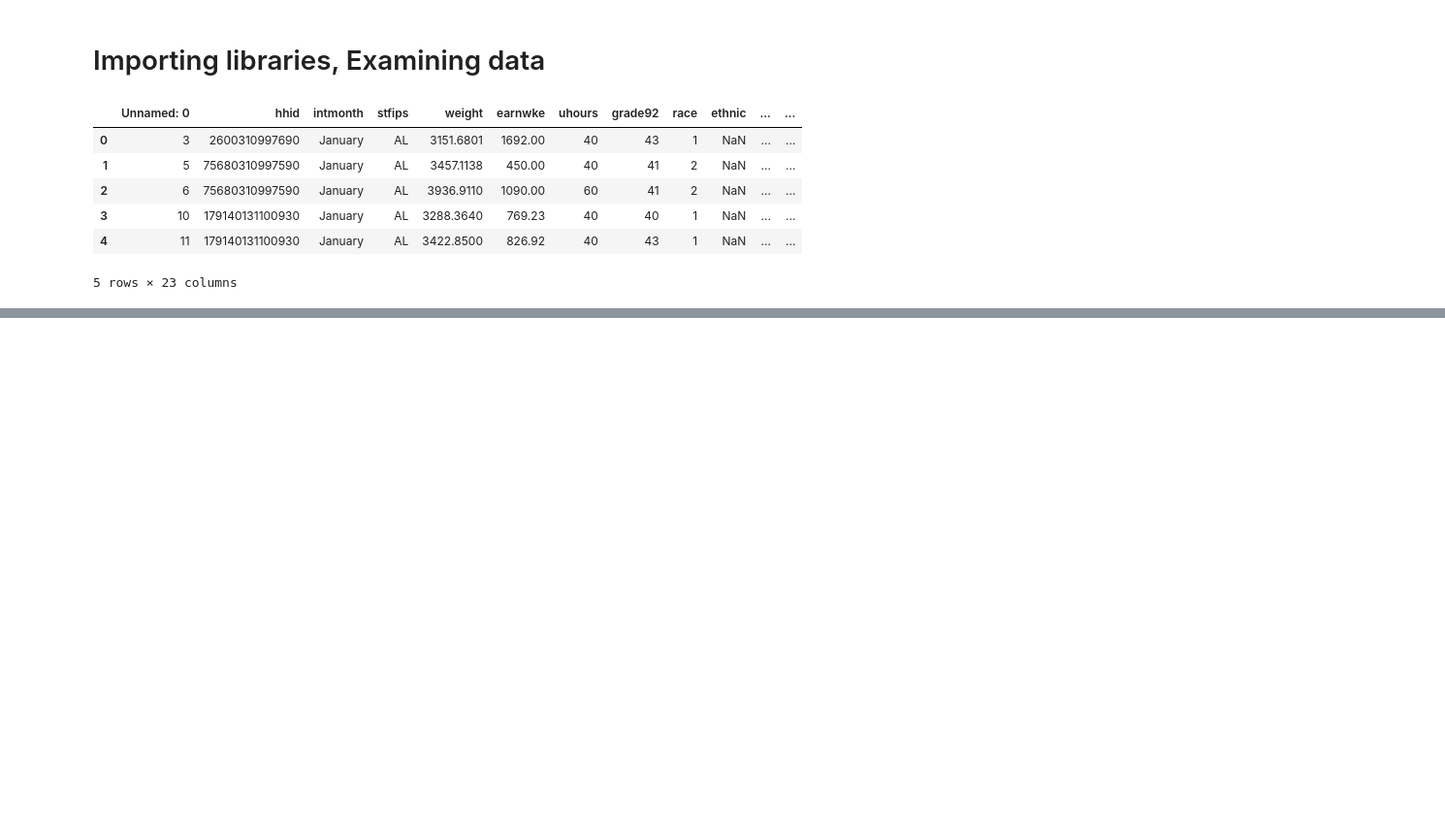
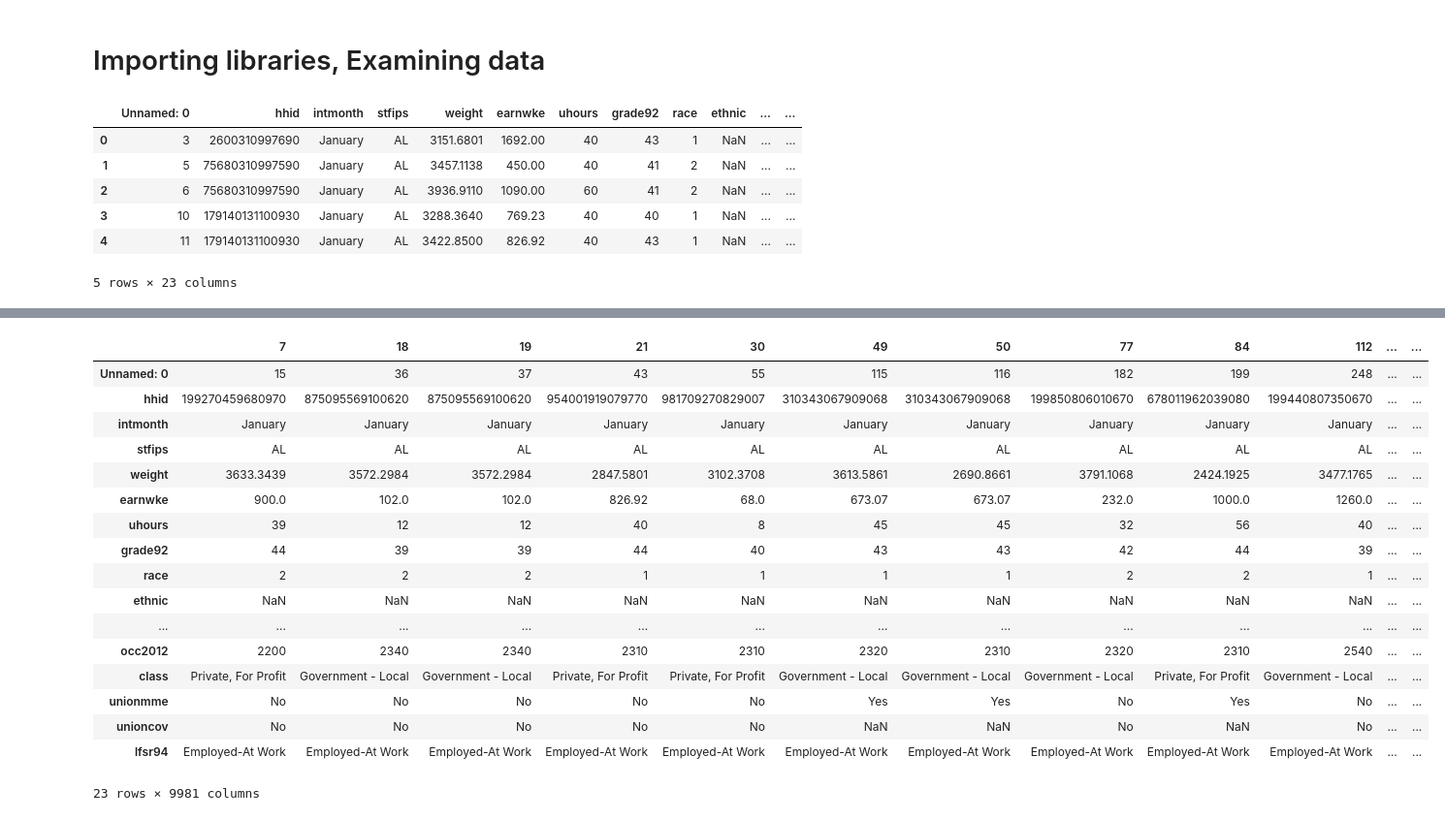
Before and after one commit to Bomsk/DA3_2023, a Jupyter notebook: Assignment 1/Assignment 1.ipynb, the cells around one changed output, grey strips where cells are left out. Shown at 97% size. Saved outputs shown, nothing was run; the diff lists cells and outputs as text; code cells hidden in the pictures; blank space fills up the shorter version.

```diff
--- a/Assignment 1/Assignment 1.ipynb
+++ b/Assignment 1/Assignment 1.ipynb
@@ -49 +58,22 @@ sex
 Name: count, dtype: int64
+# %%
+df.transpose()
+# %% [output]
+|  | 7 | 18 | 19 | 21 | 30 | 49 | 50 | 77 | 84 | 112 | ... | ... |
+| Unnamed: 0 | 15 | 36 | 37 | 43 | 55 | 115 | 116 | 182 | 199 | 248 | ... | ... |
+| hhid | 199270459680970 | 875095569100620 | 875095569100620 | 954001919079770 | 981709270829007 | 310343067909068 | 310343067909068 | 199850806010670 | 678011962039080 | 199440807350670 | ... | ... |
+| intmonth | January | January | January | January | January | January | January | January | January | January | ... | ... |
+| stfips | AL | AL | AL | AL | AL | AL | AL | AL | AL | AL | ... | ... |
+| weight | 3633.3439 | 3572.2984 | 3572.2984 | 2847.5801 | 3102.3708 | 3613.5861 | 2690.8661 | 3791.1068 | 2424.1925 | 3477.1765 | ... | ... |
+| earnwke | 900.0 | 102.0 | 102.0 | 826.92 | 68.0 | 673.07 | 673.07 | 232.0 | 1000.0 | 1260.0 | ... | ... |
+| uhours | 39 | 12 | 12 | 40 | 8 | 45 | 45 | 32 | 56 | 40 | ... | ... |
+| grade92 | 44 | 39 | 39 | 44 | 40 | 43 | 43 | 42 | 44 | 39 | ... | ... |
+| race | 2 | 2 | 2 | 1 | 1 | 1 | 1 | 2 | 2 | 1 | ... | ... |
+| ethnic | NaN | NaN | NaN | NaN | NaN | NaN | NaN | NaN | NaN | NaN | ... | ... |
+| ... | ... | ... | ... | ... | ... | ... | ... | ... | ... | ... | ... | ... |
+| occ2012 | 2200 | 2340 | 2340 | 2310 | 2310 | 2320 | 2310 | 2320 | 2310 | 2540 | ... | ... |
+| class | Private, For Profit | Government - Local | Government - Local | Private, For Profit | Private, For Profit | Government - Local | Government - Local | Government - Local | Private, For Profit | Government - Local | ... | ... |
+| unionmme | No | No | No | No | No | Yes | Yes | No | Yes | No | ... | ... |
+| unioncov | No | No | No | No | No | NaN | NaN | No | NaN | No | ... | ... |
+| lfsr94 | Employed-At Work | Employed-At Work | Employed-At Work | Employed-At Work | Employed-At Work | Employed-At Work | Employed-At Work | Employed-At Work | Employed-At Work | Employed-At Work | ... | ... |
+23 rows × 9981 columns
```
Also changed, not shown: parts of 5 cells of this notebook, 1 other file.
